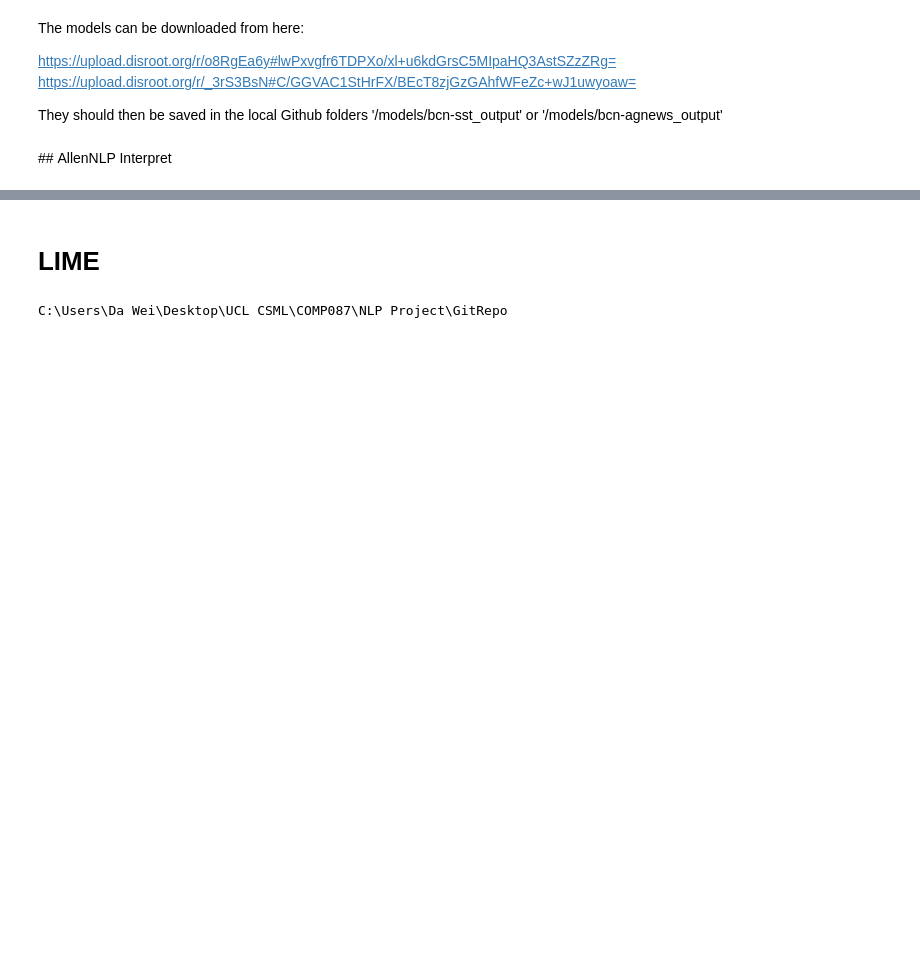
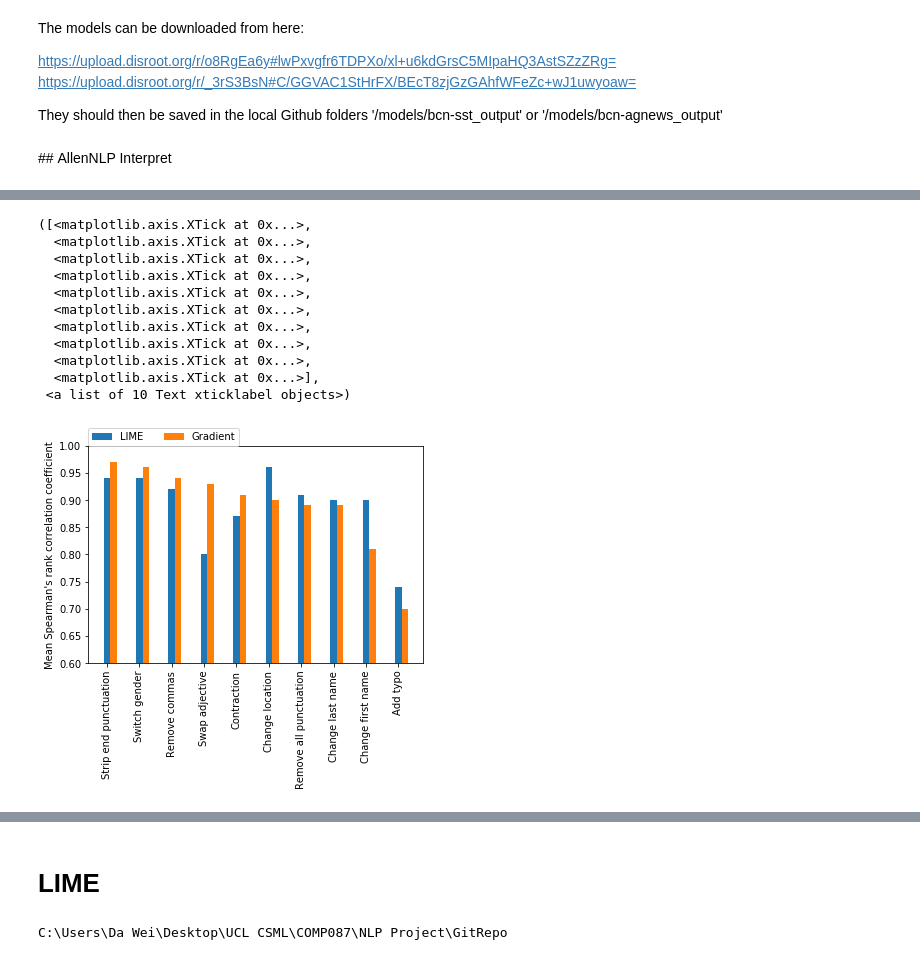
Before and after one commit to stevieg3/ucl-nlp-group-project, a Jupyter notebook: notebooks/experiments/Evaluation_Demo.ipynb, the cells around one changed output, grey strips where cells are left out. Cells and saved outputs as stored; diff of their text form; code cells hidden in the pictures; blank space fills up the shorter version.

```diff
--- a/notebooks/experiments/Evaluation_Demo.ipynb
+++ b/notebooks/experiments/Evaluation_Demo.ipynb
@@ -373,0 +401,3 @@ array([[0.942, 0.974],
+# %%
+ordering = np.argsort(-mean_spearman_grad)
+ordering
@@ -374,3 +406,7 @@ array([[0.942, 0.974],
+# %%
+mean_spearman_lime = np.zeros(10)
+for i in range(10):
+    mean_spearman_lime[i] = mean_spearman[i][0]
 # %%
 plt.plot(mean_spearman[:,0], label = 'LIME')
 plt.plot(mean_spearman[:,1], label = 'Gradient-based interpretation')
@@ -383,3 +416,34 @@ plt.savefig('/Users/olivier/Documents/UCL/COMP0087/Assignment_2/screenshots/comp
+# %%
+perturbation_list_new = ['Strip end punctuation', 'Remove commas', 'Remove all punctuation', 'Contraction', 'Change first name',
+                         'Change last name', 'Change location', 'Add typo', 'Switch gender', 'Swap adjective']
+# %%
+perturbation_list_ordered = []
+for i in ordering:
+    perturbation_list_ordered.append(perturbation_list_new[i])
+# %%
+x = np.array([i for i in range(10)])
+
+ax = plt.subplot(111)
+ax.bar(x, mean_spearman_lime[ordering], width=0.2, align='center', label='LIME')
+ax.bar(x+0.2, mean_spearman_grad[ordering], width=0.2, align='center', label = 'Gradient')
+plt.legend(loc=(0,1), ncol=2)
+plt.ylabel("Mean Spearman's rank correlation coefficient")
+plt.ylim((0.6,1))
+plt.xticks(range(10), perturbation_list_ordered, rotation='vertical')
+# plt.savefig('/Users/olivier/Documents/UCL/COMP0087/Assignment_2/screenshots/bar_chart_LIME_grad.png')
+# %% [output]
+([<matplotlib.axis.XTick at 0x...>,
+  <matplotlib.axis.XTick at 0x...>,
+  <matplotlib.axis.XTick at 0x...>,
+  <matplotlib.axis.XTick at 0x...>,
+  <matplotlib.axis.XTick at 0x...>,
+  <matplotlib.axis.XTick at 0x...>,
+  <matplotlib.axis.XTick at 0x...>,
+  <matplotlib.axis.XTick at 0x...>,
+  <matplotlib.axis.XTick at 0x...>,
+  <matplotlib.axis.XTick at 0x...>],
+ <a list of 10 Text xticklabel objects>)
+[figure, added]
 # %%
 # looking for shifts
 
```
Also changed, not shown: parts of 21 cells of this notebook.
